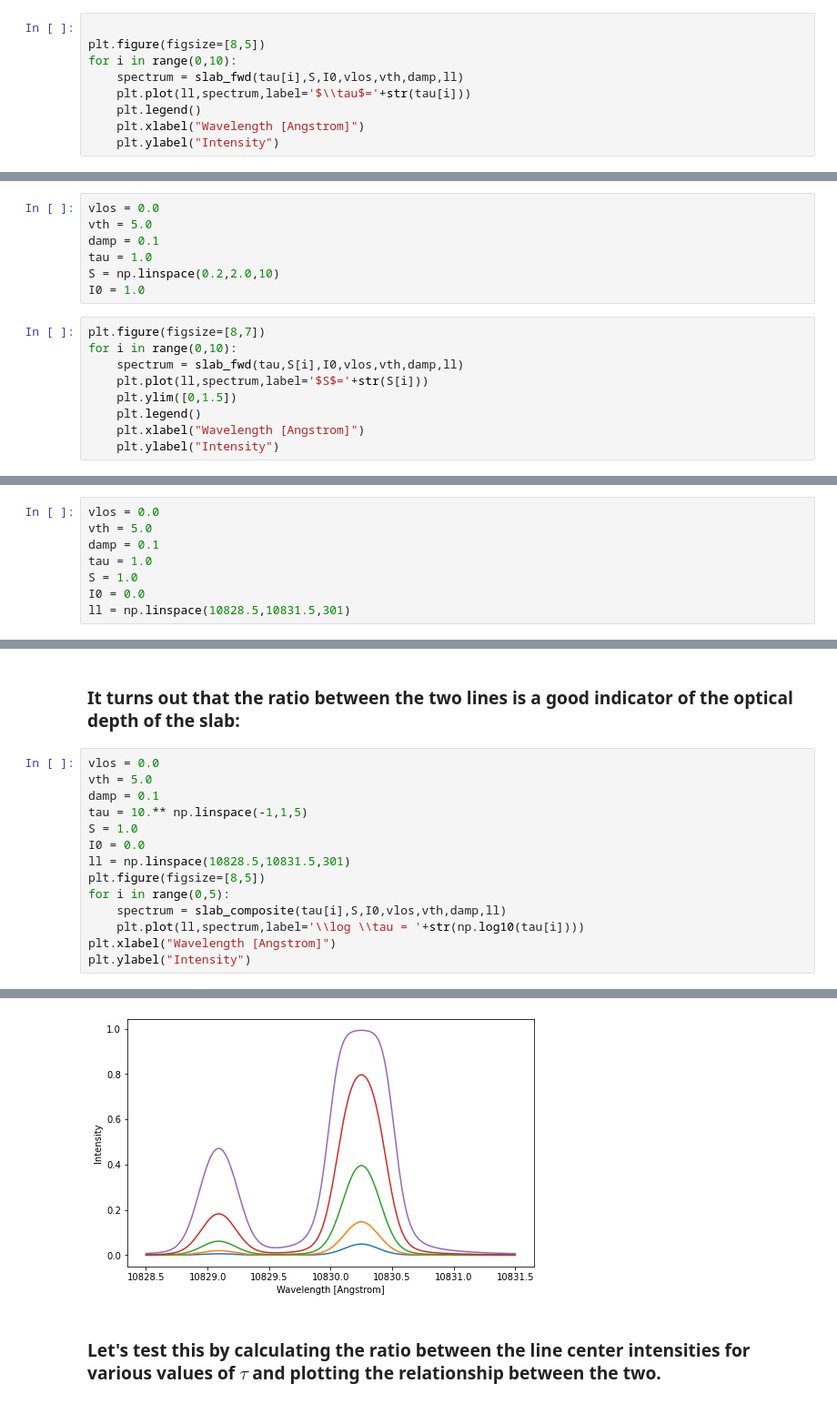
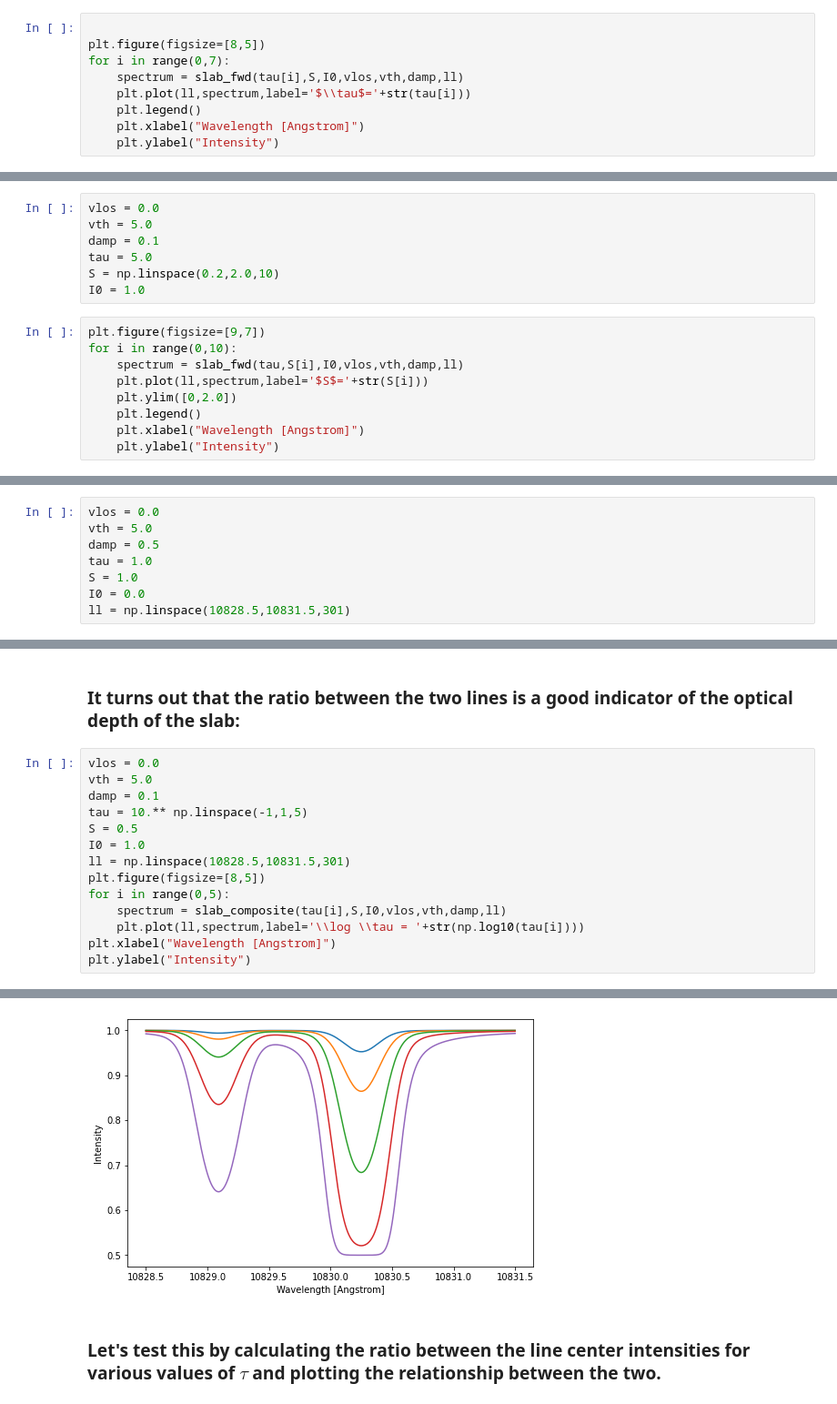
Before and after one commit to ivanzmilic/dkist_workshop_5, a Jupyter notebook: slab_model.ipynb, the cells around one changed output, grey strips where cells are left out. Shown at 91% size. Saved outputs shown, nothing was run; the diff lists cells and outputs as text.

```diff
--- a/slab_model.ipynb
+++ b/slab_model.ipynb
@@ -169,7 +172,7 @@ I0 = 0.0
 # %%
 
 plt.figure(figsize=[8,5])
-for i in range(0,10):
+for i in range(0,7):
     spectrum = slab_fwd(tau[i],S,I0,vlos,vth,damp,ll)
     plt.plot(ll,spectrum,label='$\\tau$='+str(tau[i]))
     plt.legend()
@@ -209,15 +232,15 @@ for i in range(0,10):
 vlos = 0.0
 vth = 5.0
 damp = 0.1
-tau = 1.0
+tau = 5.0
 S = np.linspace(0.2,2.0,10)
 I0 = 1.0
 # %%
-plt.figure(figsize=[8,7])
+plt.figure(figsize=[9,7])
 for i in range(0,10):
     spectrum = slab_fwd(tau,S[i],I0,vlos,vth,damp,ll)
     plt.plot(ll,spectrum,label='$S$='+str(S[i]))
-    plt.ylim([0,1.5])
+    plt.ylim([0,2.0])
     plt.legend()
     plt.xlabel("Wavelength [Angstrom]")
     plt.ylabel("Intensity")
@@ -248,7 +285,7 @@ def slab_composite(tau,S,I0,vlos,vth,damp,ll):
 # %%
 vlos = 0.0
 vth = 5.0
-damp = 0.1
+damp = 0.5
 tau = 1.0
 S = 1.0
 I0 = 0.0
@@ -267,20 +304,20 @@ Text(0, 0.5, 'Intensity')
 # %%
 vlos = 0.0
 vth = 5.0
 damp = 0.1
 tau = 10.** np.linspace(-1,1,5)
-S = 1.0
-I0 = 0.0
+S = 0.5
+I0 = 1.0
 ll = np.linspace(10828.5,10831.5,301)
 plt.figure(figsize=[8,5])
 for i in range(0,5):
     spectrum = slab_composite(tau[i],S,I0,vlos,vth,damp,ll)
     plt.plot(ll,spectrum,label='\\log \\tau = '+str(np.log10(tau[i])))
 plt.xlabel("Wavelength [Angstrom]")
 plt.ylabel("Intensity")
 # %% [output]
 Text(0, 0.5, 'Intensity')
-[figure, old version]
+[figure, new version]
 # %% [markdown]
 ### Let's test this by calculating the ratio between the line center intensities for various values of $\tau$ and plotting the relationship between the two.
 # %%
```
Also changed, not shown: parts of 20 cells of this notebook, 1 other file.
